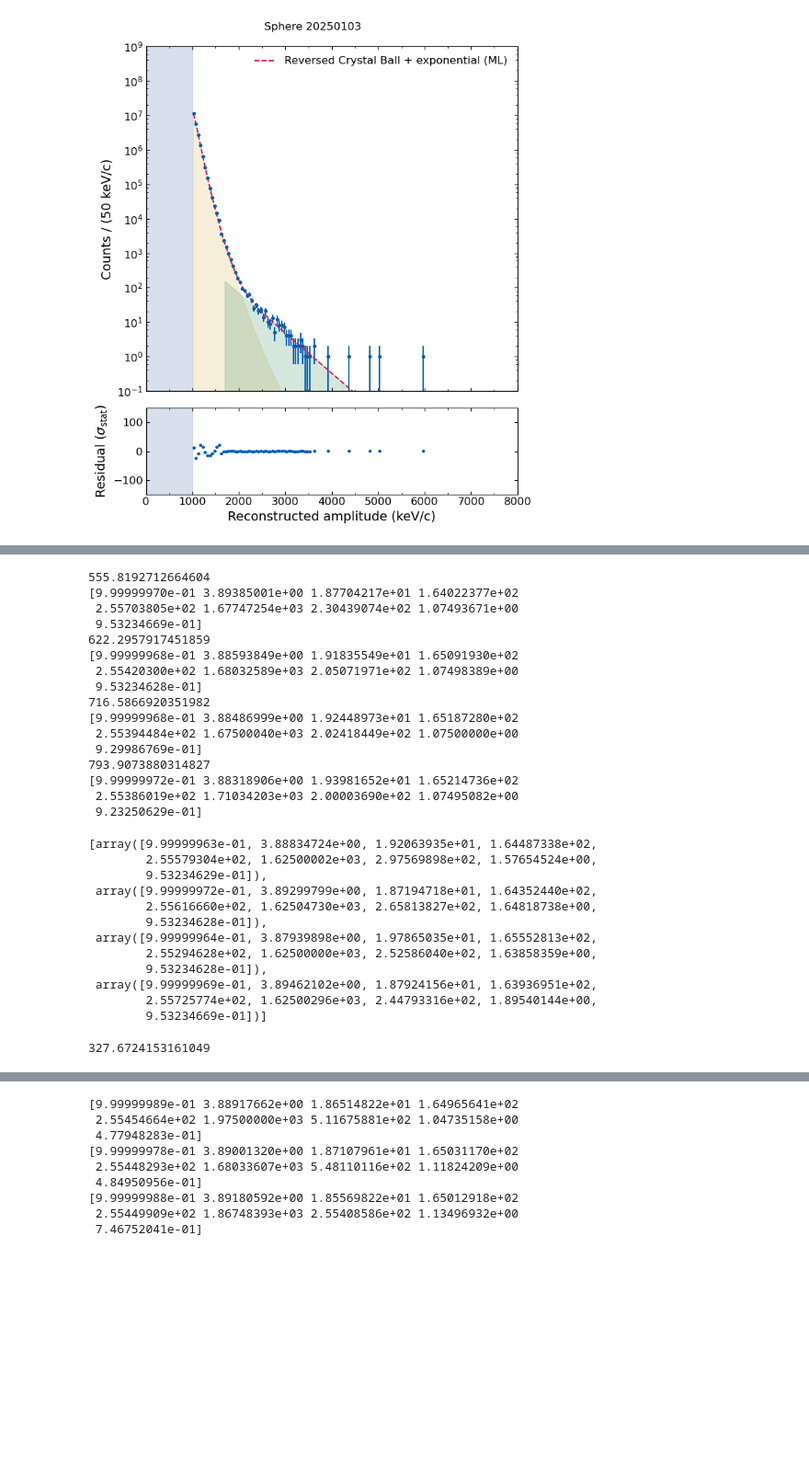
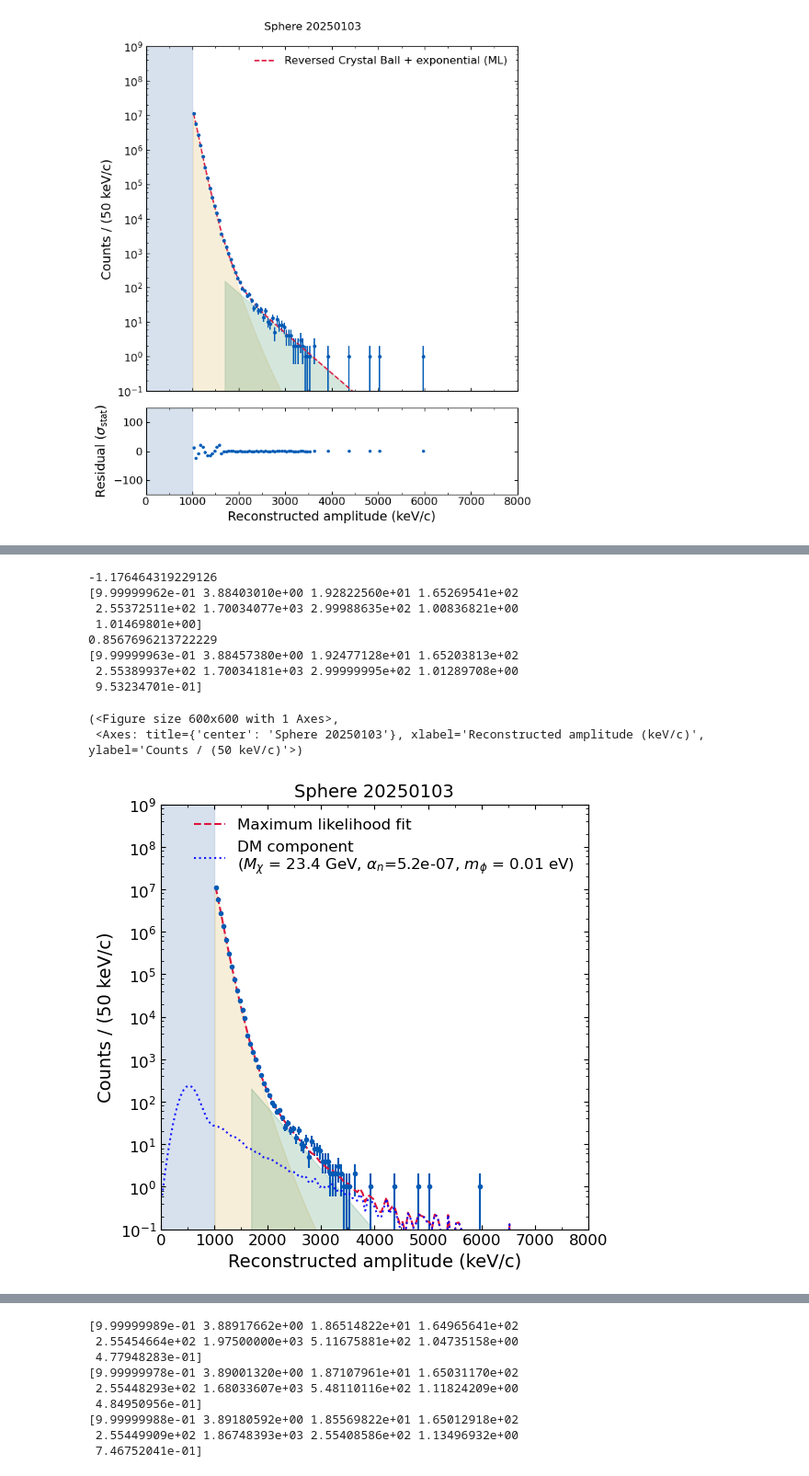
Before and after one commit to yuhants/dm_nanospheres, a Jupyter notebook: analysis_notebooks/sphere_20250103_dm_analysis.ipynb, the cells around one changed output, grey strips where cells are left out. Shown at 92% size. Drawn from its saved outputs; the diff is of its cells as text; code cells hidden in the pictures; blank space fills up the shorter version.

```diff
--- a/analysis_notebooks/sphere_20250103_dm_analysis.ipynb
+++ b/analysis_notebooks/sphere_20250103_dm_analysis.ipynb
@@ -515,12 +524,13 @@ importlib.reload(calc_nlls)
 
 calc_nlls.load_sphere_data('sphere_20250103')
 
-i_mx = 66
-i_alpha_begin, i_alpha_end = 71, 75
+i_mx = 36
+i_alpha_begin, i_alpha_end = 14, 16
 
 _nlls = []
 _params = []
 mx = lim_0_01ev_coarse[0][i_mx]
+
 for alpha in lim_0_01ev_coarse[2][i_alpha_begin:i_alpha_end]:
     res = calc_nlls.minimize_nll(0.01, mx, alpha)
 
@@ -530,34 +540,11 @@ for alpha in lim_0_01ev_coarse[2][i_alpha_begin:i_alpha_end]:
     _nlls.append(res.fun)
     _params.append(res.x)
 # %% [output]
-555.8192712664604
-[9.99999970e-01 3.89385001e+00 1.87704217e+01 1.64022377e+02
- 2.55703805e+02 1.67747254e+03 2.30439074e+02 1.07493671e+00
- 9.53234669e-01]
-622.2957917451859
-[9.99999968e-01 3.88593849e+00 1.91835549e+01 1.65091930e+02
- 2.55420300e+02 1.68032589e+03 2.05071971e+02 1.07498389e+00
- 9.53234628e-01]
-716.5866920351982
-[9.99999968e-01 3.88486999e+00 1.92448973e+01 1.65187280e+02
- 2.55394484e+02 1.67500040e+03 2.02418449e+02 1.07500000e+00
- 9.29986769e-01]
-793.9073880314827
-[9.99999972e-01 3.88318906e+00 1.93981652e+01 1.65214736e+02
- 2.55386019e+02 1.71034203e+03 2.00003690e+02 1.07495082e+00
- 9.23250629e-01]
+-1.176464319229126
+[9.99999962e-01 3.88403010e+00 1.92822560e+01 1.65269541e+02
+ 2.55372511e+02 1.70034077e+03 2.99988635e+02 1.00836821e+00
+ 1.01469801e+00]
+0.8567696213722229
+[9.99999963e-01 3.88457380e+00 1.92477128e+01 1.65203813e+02
+ 2.55389937e+02 1.70034181e+03 2.99999995e+02 1.01289708e+00
+ 9.53234701e-01]
-# %%
-_params
-# %% [output]
-[array([9.99999963e-01, 3.88834724e+00, 1.92063935e+01, 1.64487338e+02,
-        2.55579304e+02, 1.62500002e+03, 2.97569898e+02, 1.57654524e+00,
-        9.53234629e-01]),
- array([9.99999972e-01, 3.89299799e+00, 1.87194718e+01, 1.64352440e+02,
-        2.55616660e+02, 1.62504730e+03, 2.65813827e+02, 1.64818738e+00,
-        9.53234628e-01]),
- array([9.99999964e-01, 3.87939898e+00, 1.97865035e+01, 1.65552813e+02,
-        2.55294628e+02, 1.62500000e+03, 2.52586040e+02, 1.63858359e+00,
-        9.53234628e-01]),
- array([9.99999969e-01, 3.89462102e+00, 1.87924156e+01, 1.63936951e+02,
-        2.55725774e+02, 1.62500296e+03, 2.44793316e+02, 1.89540144e+00,
-        9.53234669e-01])]
@@ -564,5 +615,6 @@ _params
 # %%
-hist_norm = n_window * scaling
-calc_nlls.nll_dm_scaled(*_params[-2][:-1], 1, bc, hist, eff_coefs, 0.01, mx, lim_0_01ev_coarse[2][68], hist_norm)
+plot_likelihood_fit_dm(bc, hist, 0.01, mx, lim_0_01ev_coarse[2][14], _params[0])
 # %% [output]
-327.6724153161049
+(<Figure size 600x600 with 1 Axes>,
+ <Axes: title={'center': 'Sphere 20250103'}, xlabel='Reconstructed amplitude (keV/c)', ylabel='Counts / (50 keV/c)'>)
+[figure, added]
```
Also changed, not shown: parts of 11 cells of this notebook, 56 other files.
